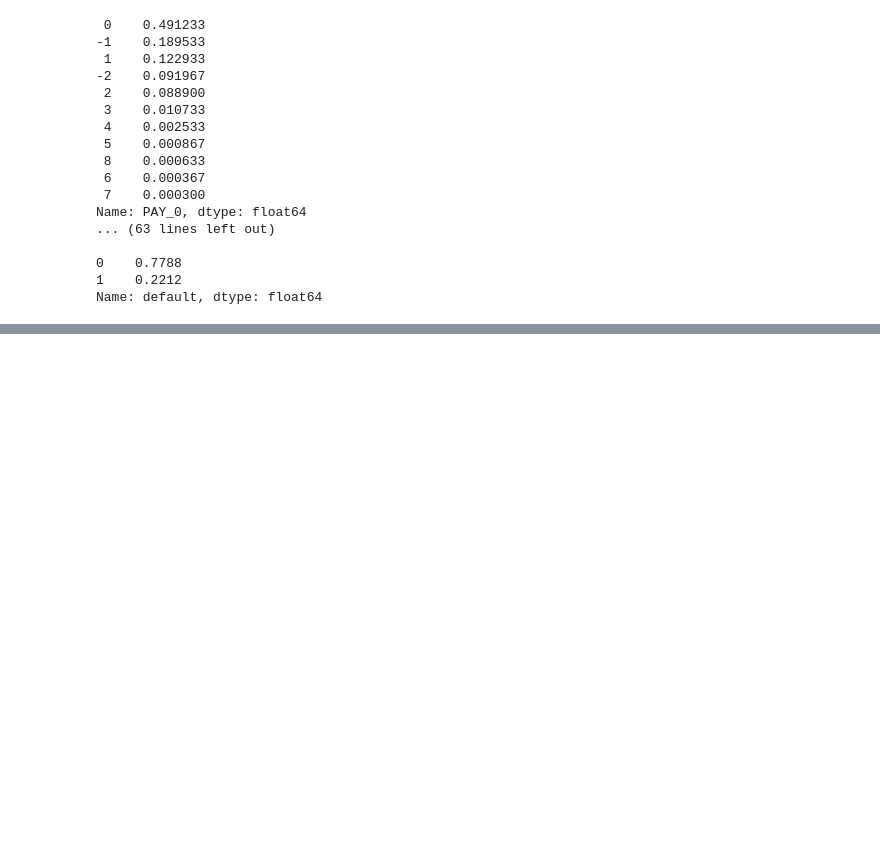
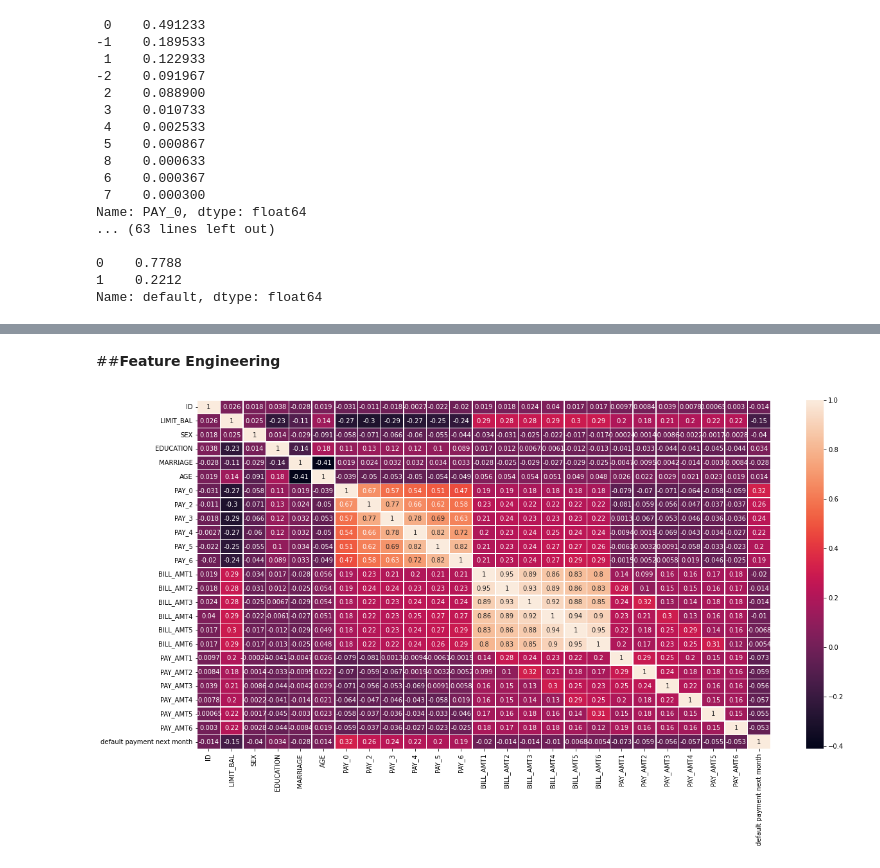
Before and after one commit to Tarunsri1998/Credit-Card-Default-Prediction, a Jupyter notebook: Credit_Card_Default_Prediction_Capstone_Project.ipynb, the cells around one changed output, grey strips where cells are left out. Saved outputs shown, nothing was run; the diff lists cells and outputs as text; code cells hidden in the pictures; blank space fills up the shorter version.

```diff
--- a/Credit_Card_Default_Prediction_Capstone_Project.ipynb
+++ b/Credit_Card_Default_Prediction_Capstone_Project.ipynb
@@ -532,0 +615,8 @@ Name: default, dtype: float64
+# %% [markdown]
+##**Feature Engineering**
+# %%
+plt.figure (figsize= (20,10))
+sns.heatmap(credit_card_df.corr(),linewidths=.5,annot=True)
+plt.show()
+# %% [output]
+[figure, added]
```
Also changed, not shown: parts of 8 cells of this notebook.
